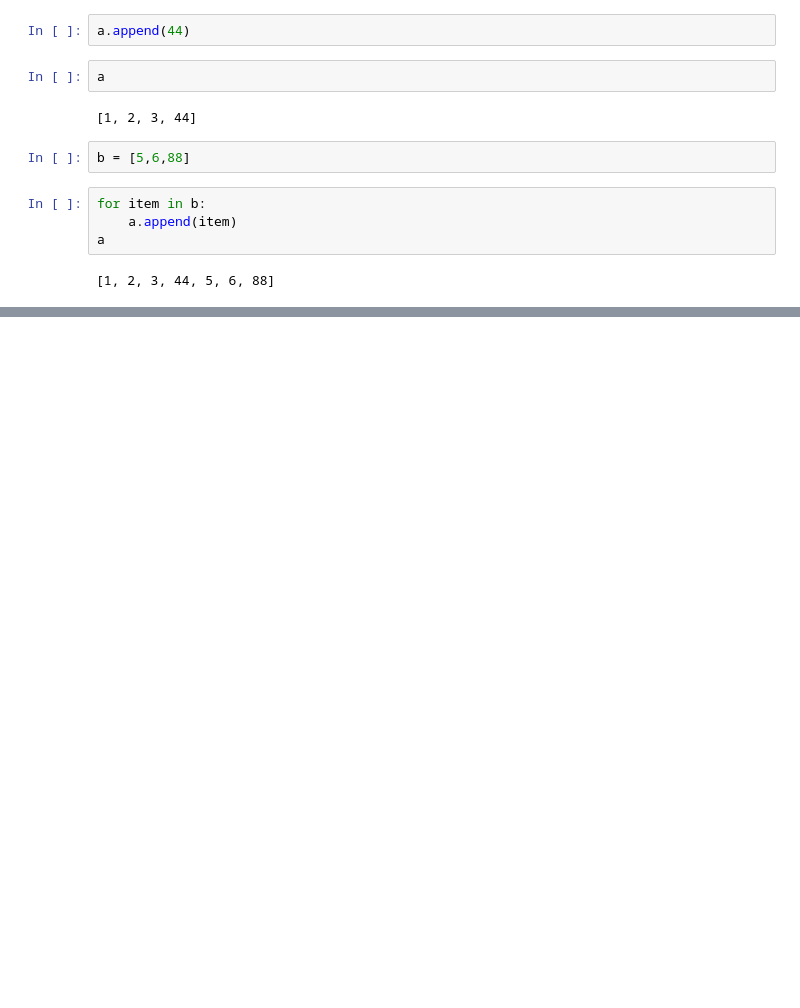
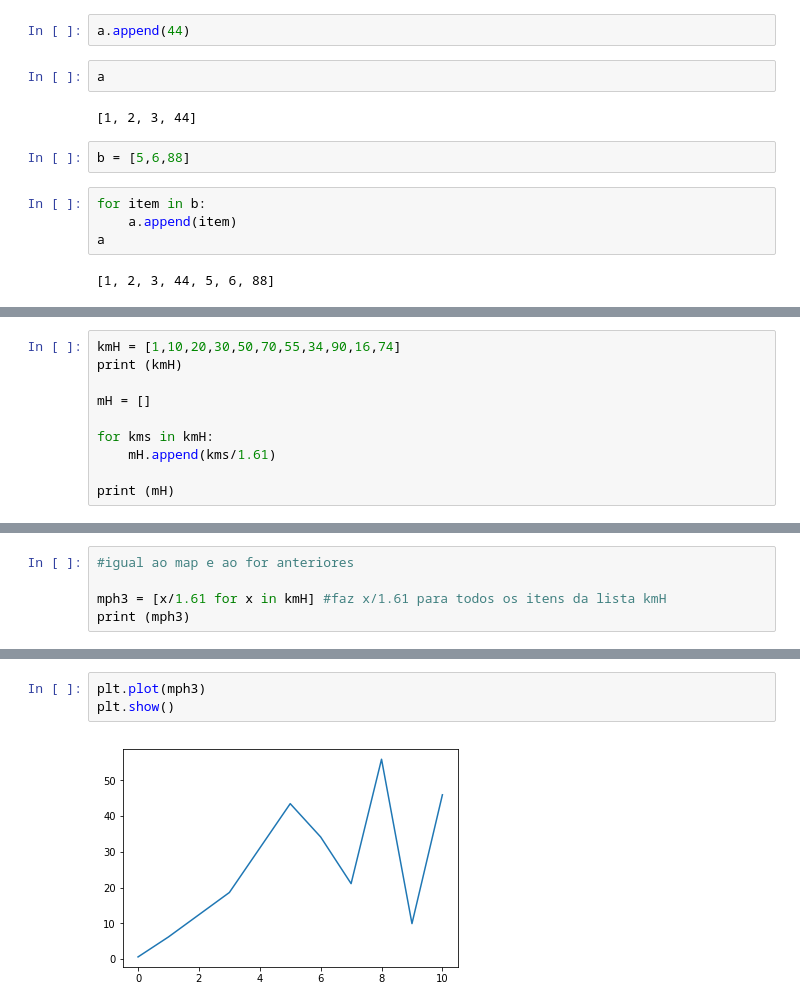
Before and after one commit to jimitogni/ia006, a Jupyter notebook: pf/ga_predict.ipynb, the cells around one changed output, grey strips where cells are left out. Drawn from its saved outputs; the diff is of its cells as text; blank space fills up the shorter version.

```diff
--- a/pf/ga_predict.ipynb
+++ b/pf/ga_predict.ipynb
@@ -132,0 +143,10 @@ a
+# %%
+kmH = [1,10,20,30,50,70,55,34,90,16,74]
+print (kmH)
+
+mH = []
+
+for kms in kmH:
+    mH.append(kms/1.61)
+
+print (mH)
@@ -132,0 +168,5 @@ a
+# %%
+#igual ao map e ao for anteriores
+
+mph3 = [x/1.61 for x in kmH] #faz x/1.61 para todos os itens da lista kmH
+print (mph3)
@@ -132,0 +181,5 @@ a
+# %%
+plt.plot(mph3)
+plt.show()
+# %% [output]
+[figure, added]
```
Also changed, not shown: parts of 10 cells of this notebook.
